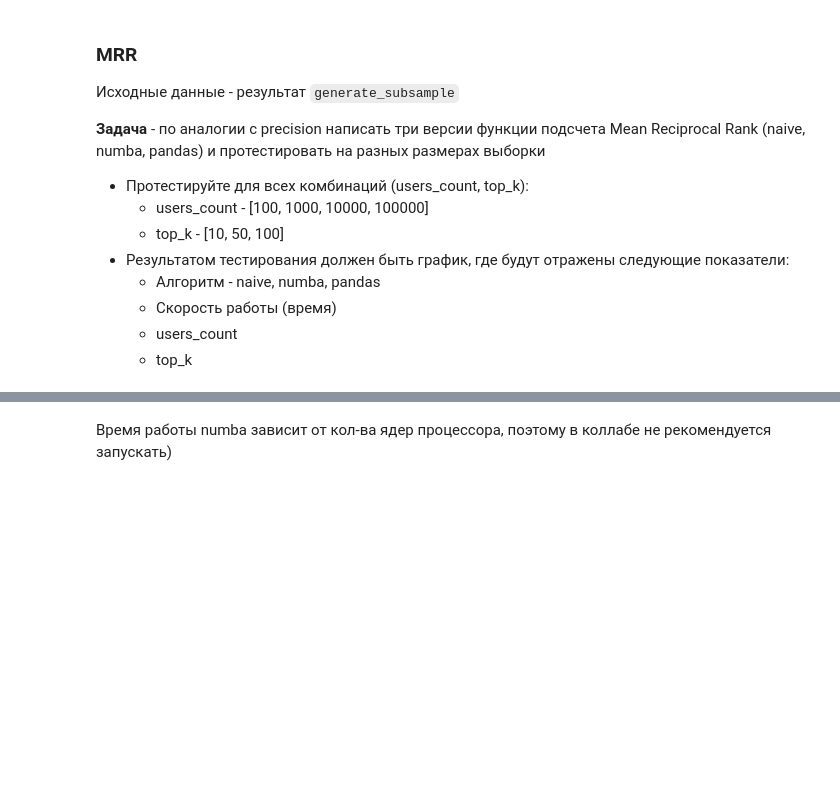
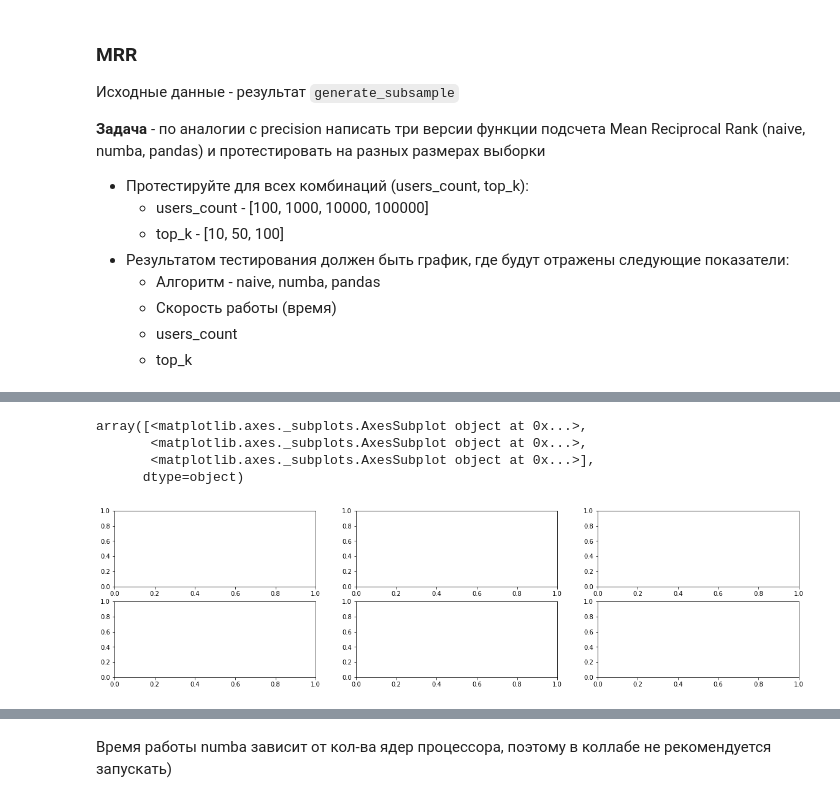
Before and after one commit to Varfalamei/RecoServiceMTS, a Jupyter notebook: notebooks/practice-2-2-metrics.ipynb, the cells around one changed output, grey strips where cells are left out. Drawn from its saved outputs; the diff is of its cells as text; code cells hidden in the pictures; blank space fills up the shorter version.

```diff
--- a/notebooks/practice-2-2-metrics.ipynb
+++ b/notebooks/practice-2-2-metrics.ipynb
@@ -609,4 +605,13 @@ time_numba
 time_pandas = np.array(time_pandas).reshape((4, 3))
 time_naive = np.array(time_naive).reshape((4,3))
 time_numba = np.array(time_numba).reshape((4,3 ))
+# %%
+_, ax = plt.subplots(2,3, figsize=(20,5))
+ax[0]
+# %% [output]
+array([<matplotlib.axes._subplots.AxesSubplot object at 0x...>,
+       <matplotlib.axes._subplots.AxesSubplot object at 0x...>,
+       <matplotlib.axes._subplots.AxesSubplot object at 0x...>],
+      dtype=object)
+[figure, added]
 # %%
```
Also changed, not shown: parts of 19 cells of this notebook.
